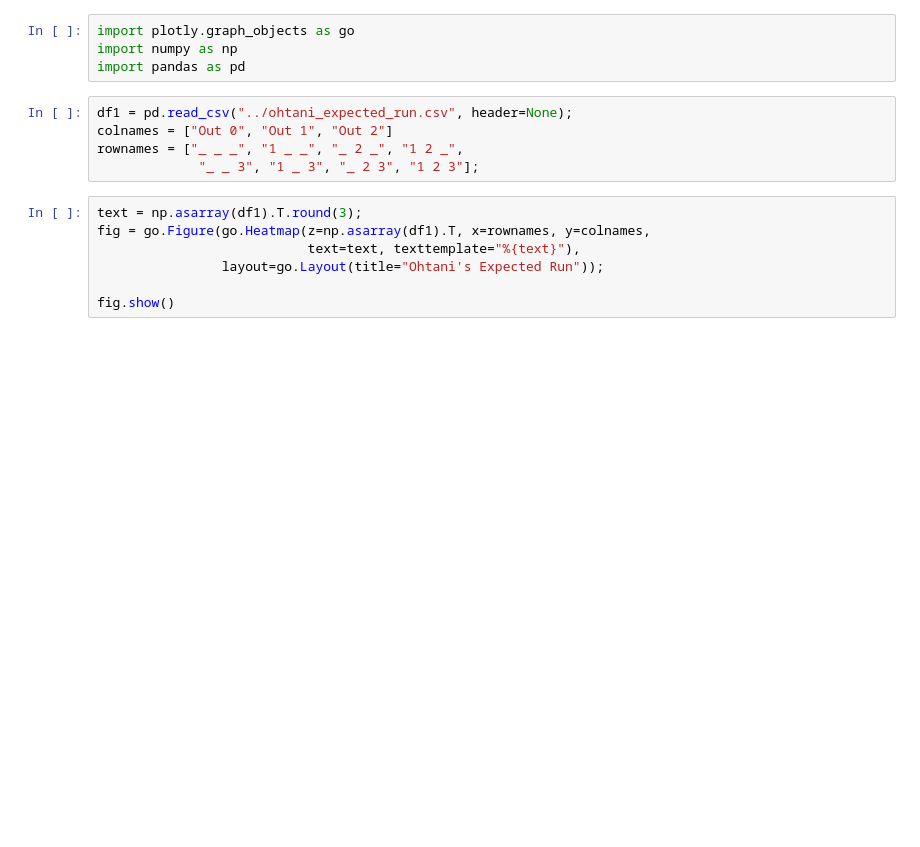
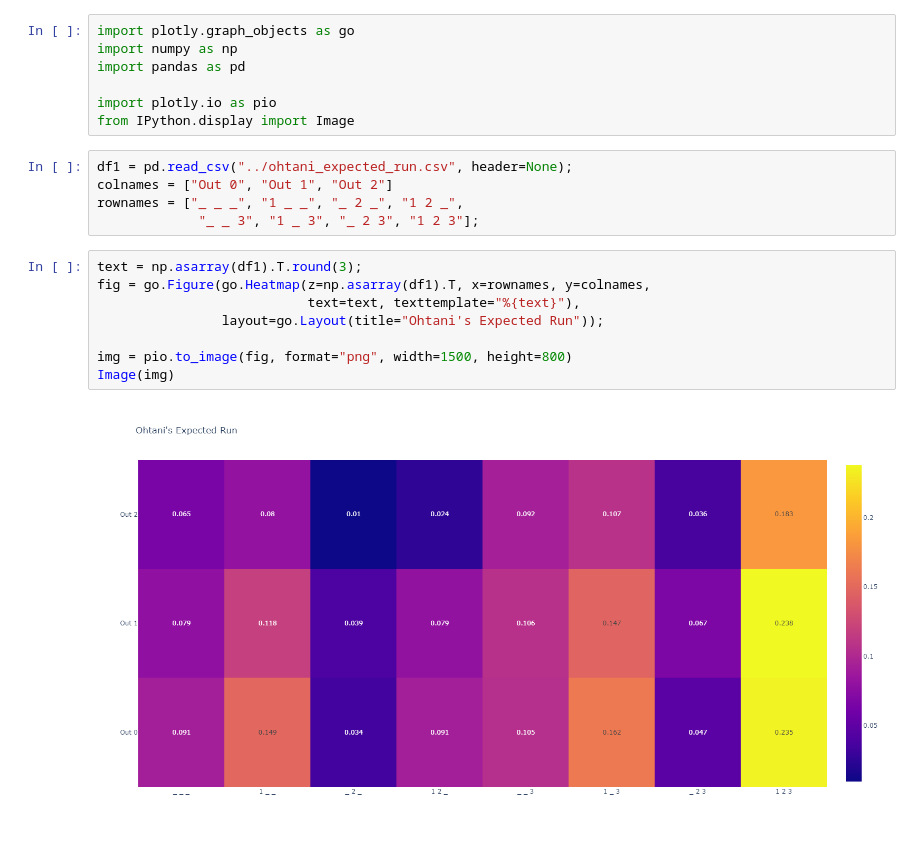
Before and after one commit to JoshXie0809/mlb_re24, a Jupyter notebook: src/mlb_er24.ipynb, the cells around one changed output. Saved outputs shown, nothing was run; the diff lists cells and outputs as text; blank space fills up the shorter version.

Commit message:
plotly

```diff
--- a/src/mlb_er24.ipynb
+++ b/src/mlb_er24.ipynb
@@ -2,6 +2,9 @@
 import plotly.graph_objects as go
 import numpy as np
 import pandas as pd
+
+import plotly.io as pio
+from IPython.display import Image
 # %%
 df1 = pd.read_csv("../ohtani_expected_run.csv", header=None);
 colnames = ["Out 0", "Out 1", "Out 2"]
@@ -10,7 +13,10 @@ rownames = ["_ _ _", "1 _ _", "_ 2 _", "1 2 _",
 # %%
 text = np.asarray(df1).T.round(3);
 fig = go.Figure(go.Heatmap(z=np.asarray(df1).T, x=rownames, y=colnames,
                            text=text, texttemplate="%{text}"),
                 layout=go.Layout(title="Ohtani's Expected Run"));
 
-fig.show()
+img = pio.to_image(fig, format="png", width=1500, height=800)
+Image(img)
+# %% [output]
+[figure, added]
```
